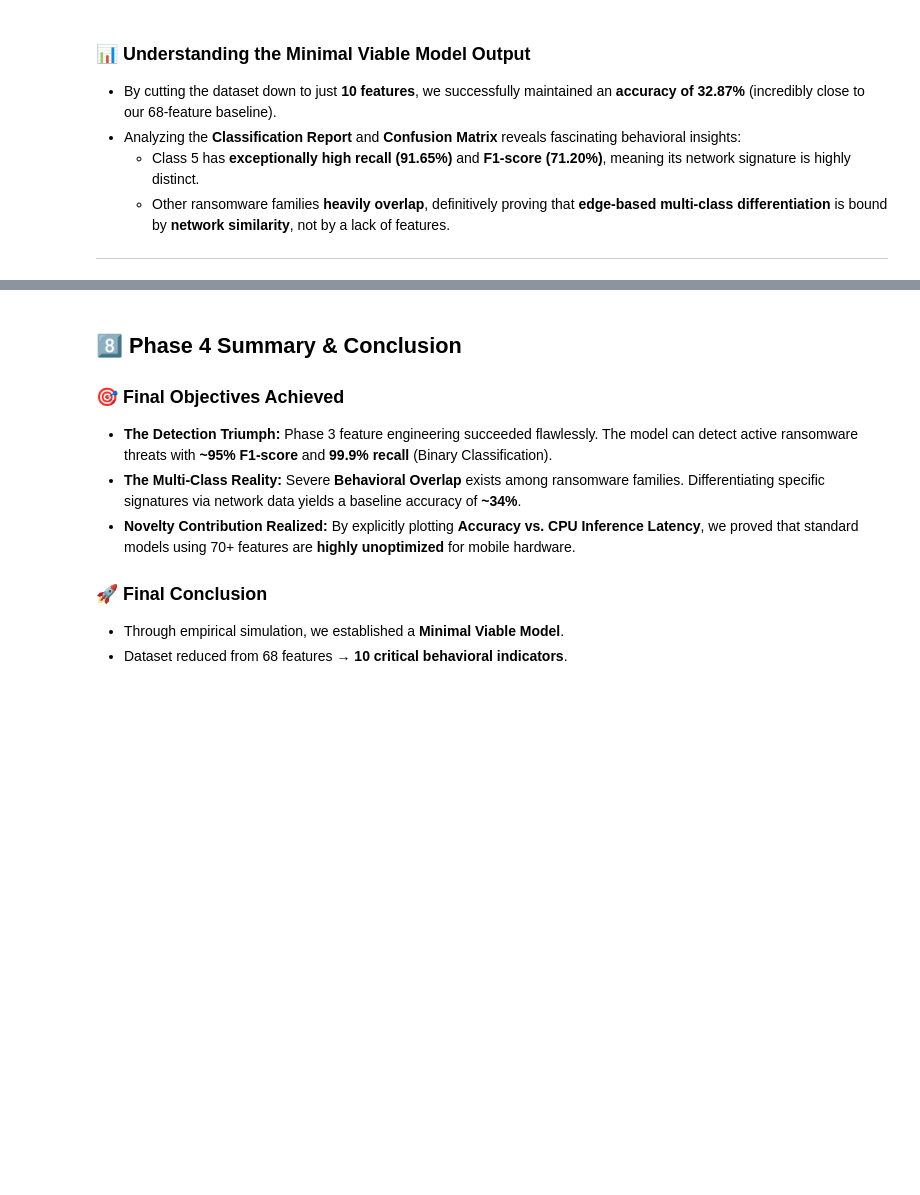
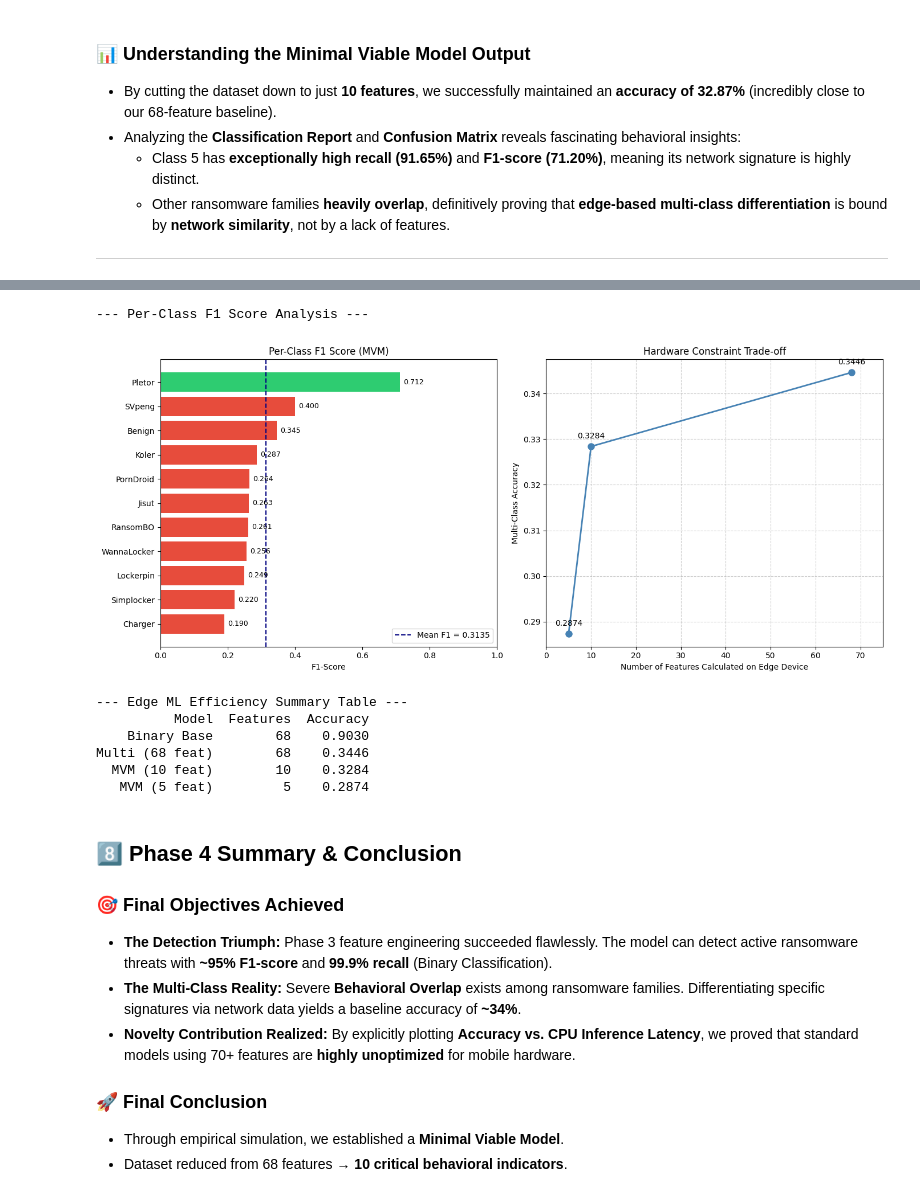
Before and after one commit to Rana-Usman-Work/Android-Ransomware-Detection-Model-Training-Phase-4, a Jupyter notebook: model-training.ipynb, the cells around one changed output, grey strips where cells are left out. Saved outputs shown, nothing was run; the diff lists cells and outputs as text; code cells hidden in the pictures; blank space fills up the shorter version.

Commit message:
Kaggle Notebook | Model Training | Version 5

```diff
--- a/model-training.ipynb
+++ b/model-training.ipynb
@@ -414,3 +474,71 @@ weighted avg     0.3148    0.3284    0.3126    119155
+# %%
+# IMPROVEMENT 3 & 4: Per-Class F1 Visualization and Performance Summary
+from sklearn.metrics import f1_score
+
+print("--- Per-Class F1 Score Analysis ---")
+
+# Calculate per-class F1
+f1_per_class = f1_score(y_test_mc, final_preds, average=None)
+
+# Map to ransomware family names
+class_names = ['Benign', 'Charger', 'Jisut', 'Koler', 'Lockerpin',
+               'Pletor', 'PornDroid', 'RansomBO', 'SVpeng', 'Simplocker', 'WannaLocker']
+
+f1_df = pd.DataFrame({'Family': class_names, 'F1_Score': f1_per_class})
+f1_df = f1_df.sort_values('F1_Score', ascending=True)
+
+plt.figure(figsize=(14, 6))
+
+# Plot 1: Per Class F1
+plt.subplot(1, 2, 1)
+colors = ['#2ecc71' if x > 0.5 else '#e74c3c' for x in f1_df['F1_Score']]
+bars = plt.barh(f1_df['Family'], f1_df['F1_Score'], color=colors)
+plt.axvline(x=f1_df['F1_Score'].mean(), color='navy', linestyle='--',
+            label=f'Mean F1 = {f1_df["F1_Score"].mean():.4f}')
+plt.xlabel('F1-Score')
+plt.title('Per-Class F1 Score (MVM)')
+plt.legend()
+plt.xlim(0, 1.0)
+for bar, val in zip(bars, f1_df['F1_Score']):
+    plt.text(val + 0.01, bar.get_y() + bar.get_height()/2,
+             f'{val:.3f}', va='center', fontsize=9)
+
+# Plot 2: Efficiency Summary
+plt.subplot(1, 2, 2)
+models_comparison = {
+    'Model': ['Binary Base', 'Multi (68 feat)', 'MVM (10 feat)', 'MVM (5 feat)'],
+    'Features': [68, 68, 10, 5],
+    'Accuracy': [0.9030, 0.3446, 0.3284, 0.2874]
+}
+summary_df = pd.DataFrame(models_comparison)
+
+multi_results = summary_df[summary_df['Model'] != 'Binary Base'].copy()
+plt.plot(multi_results['Features'], multi_results['Accuracy'],
+         marker='o', color='steelblue', linewidth=2, markersize=8)
+for _, row in multi_results.iterrows():
+    plt.annotate(f"{row['Accuracy']:.4f}",
+                 (row['Features'], row['Accuracy']),
+                 textcoords="offset points", xytext=(0, 10), ha='center')
+plt.xlabel('Number of Features Calculated on Edge Device')
+plt.ylabel('Multi-Class Accuracy')
+plt.title('Hardware Constraint Trade-off')
+plt.grid(True, linestyle='--', alpha=0.6)
+plt.xlim(0, 75)
+
+plt.tight_layout()
+plt.show()
+
+print("\n--- Edge ML Efficiency Summary Table ---")
+print(summary_df.to_string(index=False))
+# %% [output]
+--- Per-Class F1 Score Analysis ---
+[figure, added]
+--- Edge ML Efficiency Summary Table ---
+          Model  Features  Accuracy
+    Binary Base        68    0.9030
+Multi (68 feat)        68    0.3446
+  MVM (10 feat)        10    0.3284
+   MVM (5 feat)         5    0.2874
 # %% [markdown]
 
 ## 8️⃣ Phase 4 Summary & Conclusion
```
Also changed, not shown: parts of 9 cells of this notebook.
